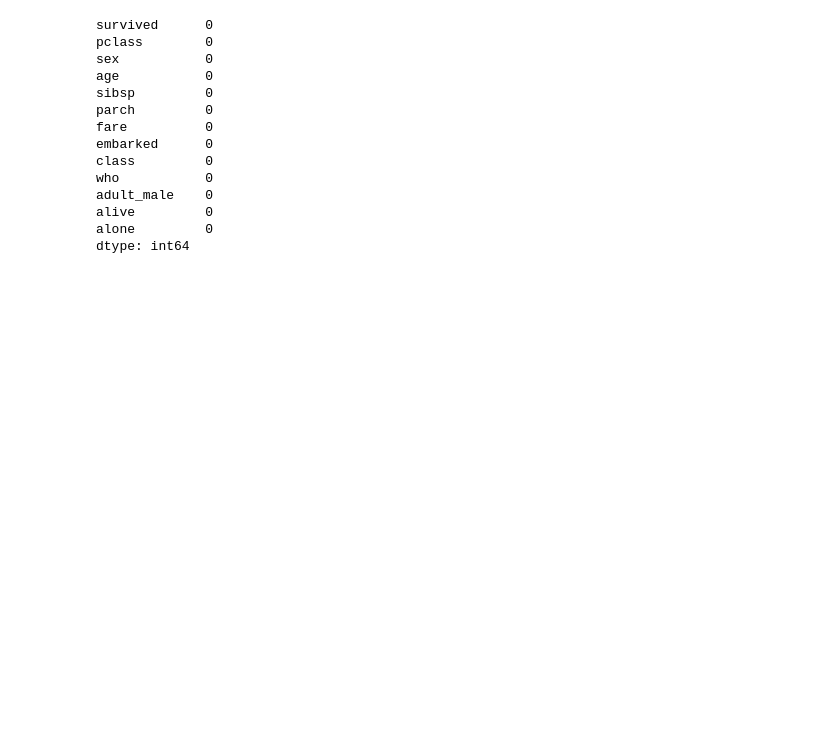
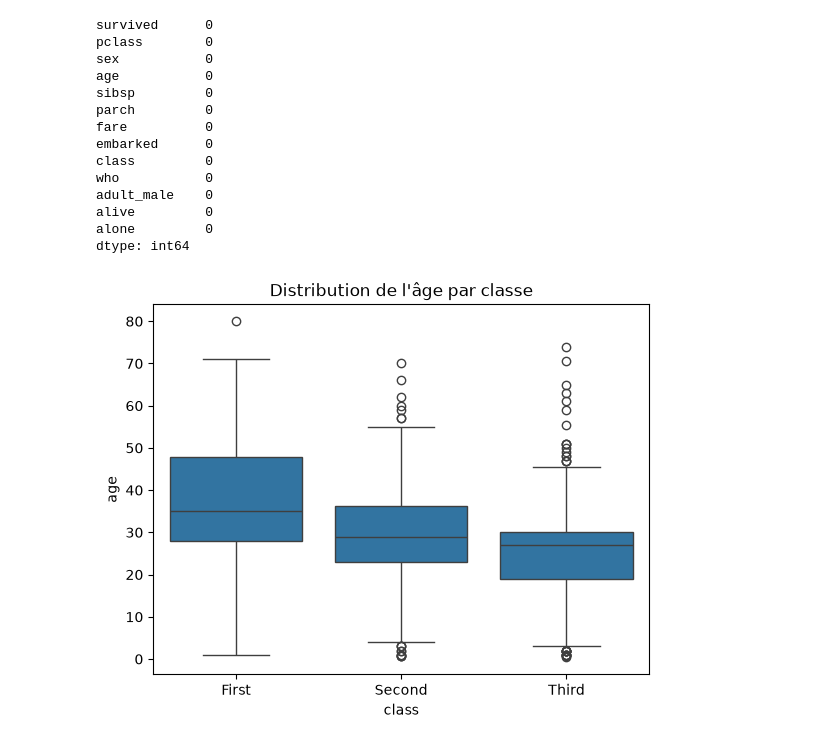
Before and after one commit to djiliwade67-ops/portfolio-data-science, a Jupyter notebook: projet0-titanic.ipynb, the cells around one changed output. Saved outputs shown, nothing was run; the diff lists cells and outputs as text; code cells hidden in the pictures; blank space fills up the shorter version.

Commit message:
Ajout de 4 visualisations Seaborn avec interprétation (boxplot, countplot, heatmap, pairplot)

```diff
--- a/projet0-titanic.ipynb
+++ b/projet0-titanic.ipynb
@@ -113,3 +125,13 @@ adult_male    0
 alive         0
 alone         0
 dtype: int64
+# %%
+import matplotlib.pyplot as plt
+import seaborn as sns
+
+# Visualisation de la distribution de l'âge par classe
+sns.boxplot(x="class", y="age", data=titanic)
+plt.title("Distribution de l'âge par classe")
+plt.show()
+# %% [output]
+[figure, added]
```
Also changed, not shown: parts of 5 cells of this notebook.
